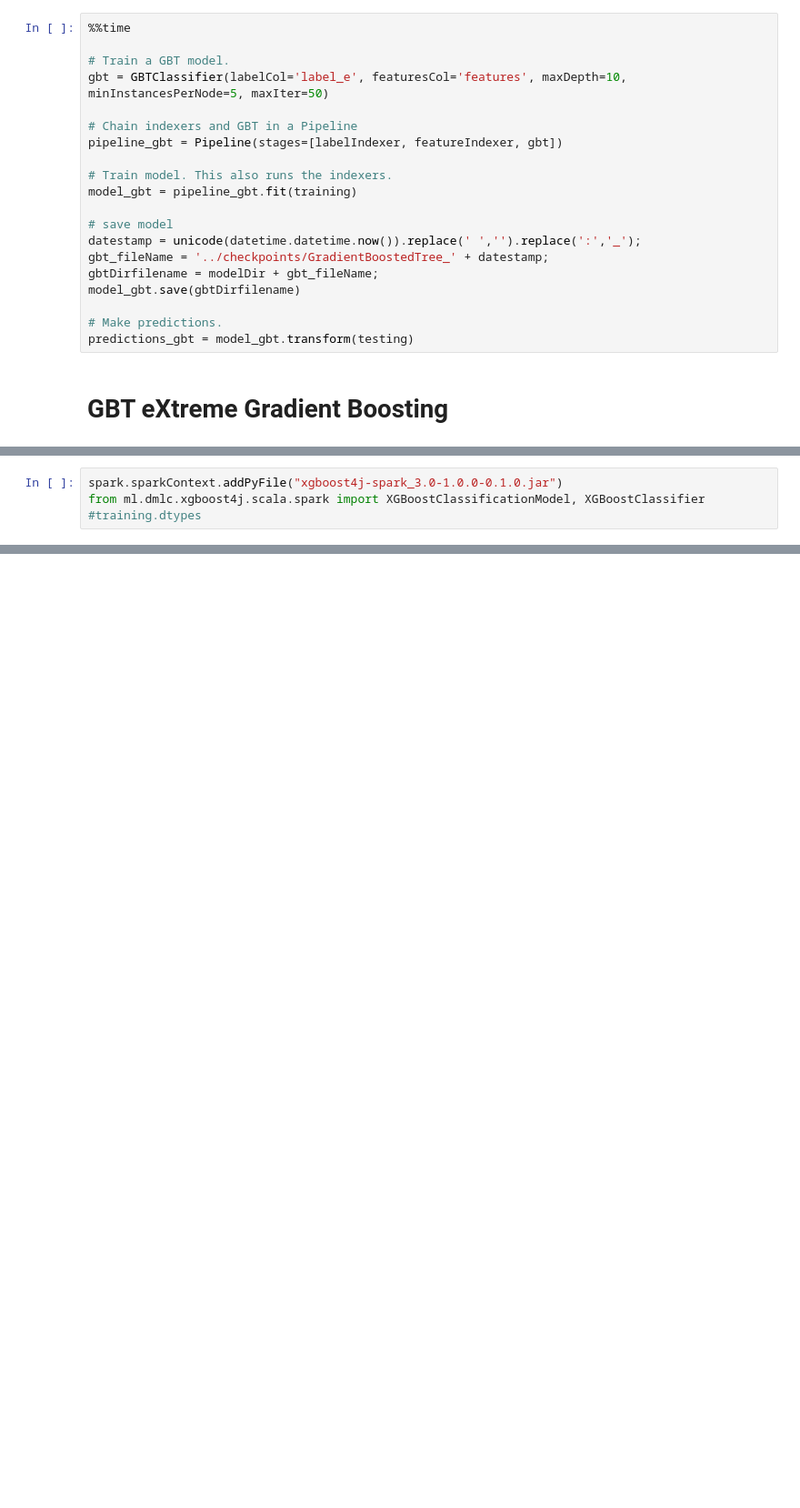
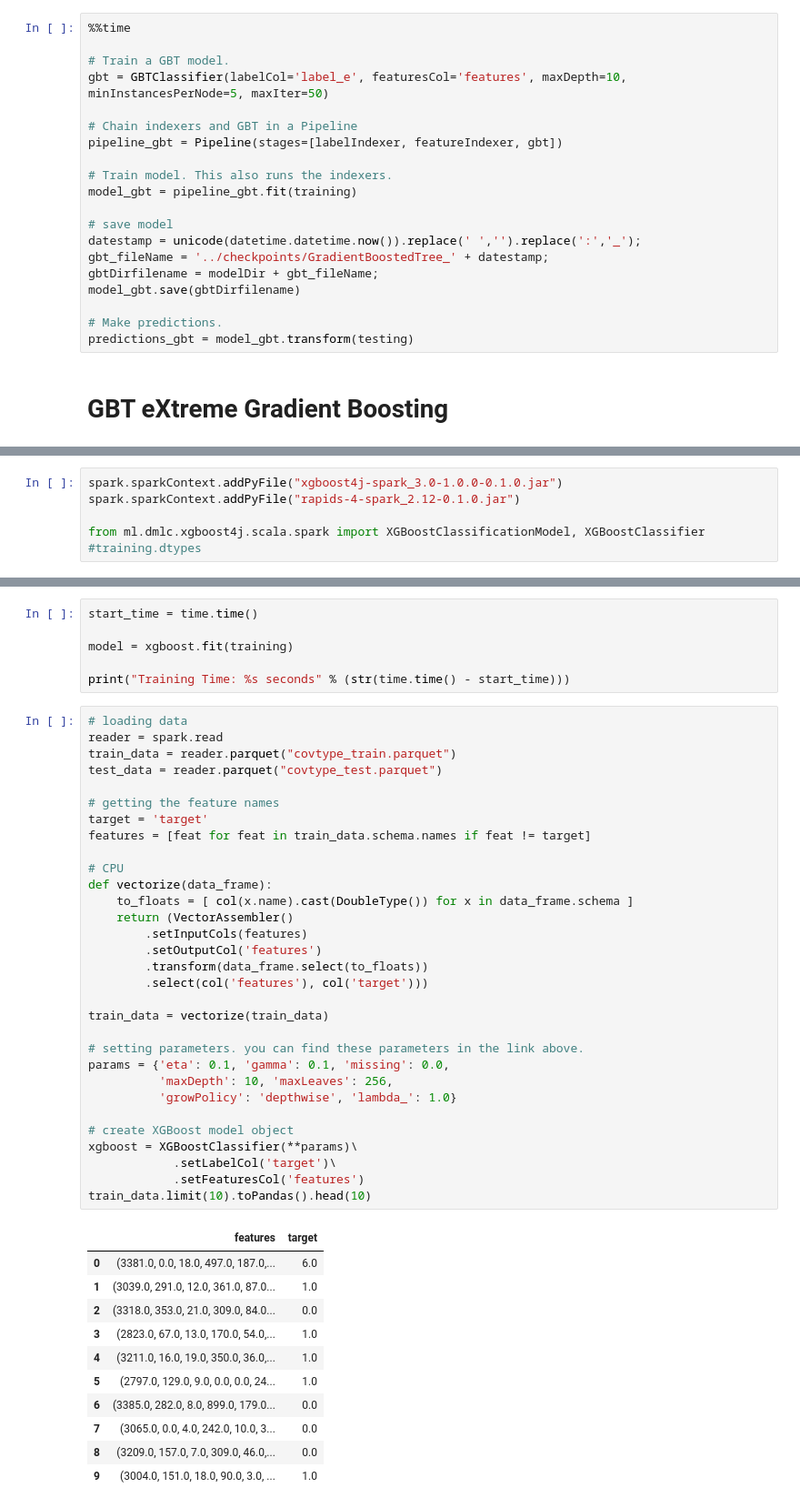
Before and after one commit to VisusAdAstra/Soen471, a Jupyter notebook: code/prototype2.ipynb, the cells around one changed output, grey strips where cells are left out. Shown at 91% size. Drawn from its saved outputs; the diff is of its cells as text; blank space fills up the shorter version.

```diff
--- a/code/prototype2.ipynb
+++ b/code/prototype2.ipynb
@@ -228,4 +231,6 @@ To connect to repo1.maven.org insecurely, use `--no-check-certificate'.
 # %%
 spark.sparkContext.addPyFile("xgboost4j-spark_3.0-1.0.0-0.1.0.jar")
+spark.sparkContext.addPyFile("rapids-4-spark_2.12-0.1.0.jar")
+
 from ml.dmlc.xgboost4j.scala.spark import XGBoostClassificationModel, XGBoostClassifier
 #training.dtypes
@@ -335,0 +277,49 @@ Py4JJavaError: An error occurred while calling o266.fit.
+# %%
+start_time = time.time()
+
+model = xgboost.fit(training)
+
+print("Training Time: %s seconds" % (str(time.time() - start_time)))
+# %%
+# loading data
+reader = spark.read
+train_data = reader.parquet("covtype_train.parquet")
+test_data = reader.parquet("covtype_test.parquet")
+
+# getting the feature names
+target = 'target'
+features = [feat for feat in train_data.schema.names if feat != target]
+
+# CPU
+def vectorize(data_frame):
+    to_floats = [ col(x.name).cast(DoubleType()) for x in data_frame.schema ]
+    return (VectorAssembler()
+        .setInputCols(features)
+        .setOutputCol('features')
+        .transform(data_frame.select(to_floats))
+        .select(col('features'), col('target')))
+
+train_data = vectorize(train_data)
+
+# setting parameters. you can find these parameters in the link above.
+params = {'eta': 0.1, 'gamma': 0.1, 'missing': 0.0,
+          'maxDepth': 10, 'maxLeaves': 256,
+          'growPolicy': 'depthwise', 'lambda_': 1.0}
+
+# create XGBoost model object
+xgboost = XGBoostClassifier(**params)\
+            .setLabelCol('target')\
+            .setFeaturesCol('features')
+train_data.limit(10).toPandas().head(10)
+# %% [output]
+|  | features | target |
+| 0 | (3381.0, 0.0, 18.0, 497.0, 187.0,... | 6.0 |
+| 1 | (3039.0, 291.0, 12.0, 361.0, 87.0... | 1.0 |
+| 2 | (3318.0, 353.0, 21.0, 309.0, 84.0... | 0.0 |
+| 3 | (2823.0, 67.0, 13.0, 170.0, 54.0,... | 1.0 |
+| 4 | (3211.0, 16.0, 19.0, 350.0, 36.0,... | 1.0 |
+| 5 | (2797.0, 129.0, 9.0, 0.0, 0.0, 24... | 1.0 |
+| 6 | (3385.0, 282.0, 8.0, 899.0, 179.0... | 0.0 |
+| 7 | (3065.0, 0.0, 4.0, 242.0, 10.0, 3... | 0.0 |
+| 8 | (3209.0, 157.0, 7.0, 309.0, 46.0,... | 0.0 |
+| 9 | (3004.0, 151.0, 18.0, 90.0, 3.0, ... | 1.0 |
```
Also changed, not shown: parts of 9 cells of this notebook, 1 other file.
